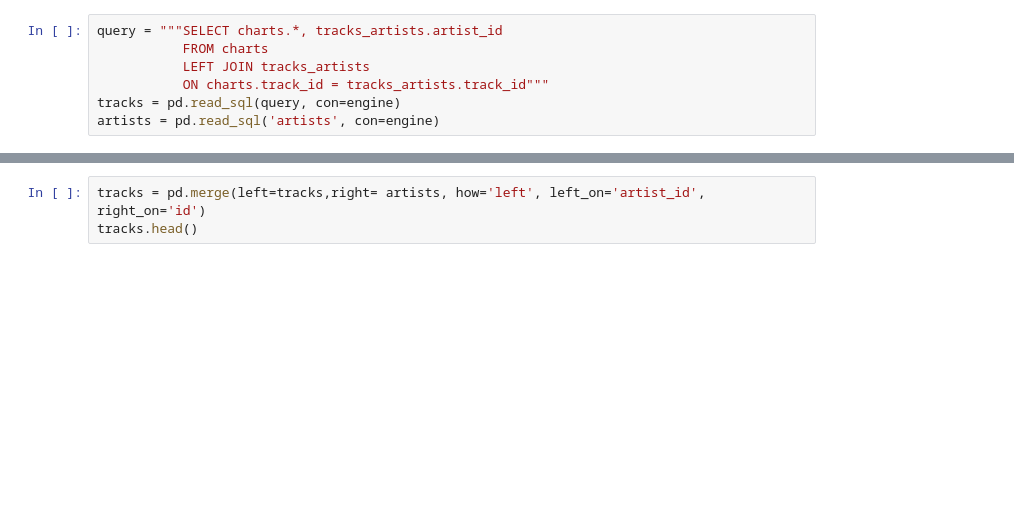
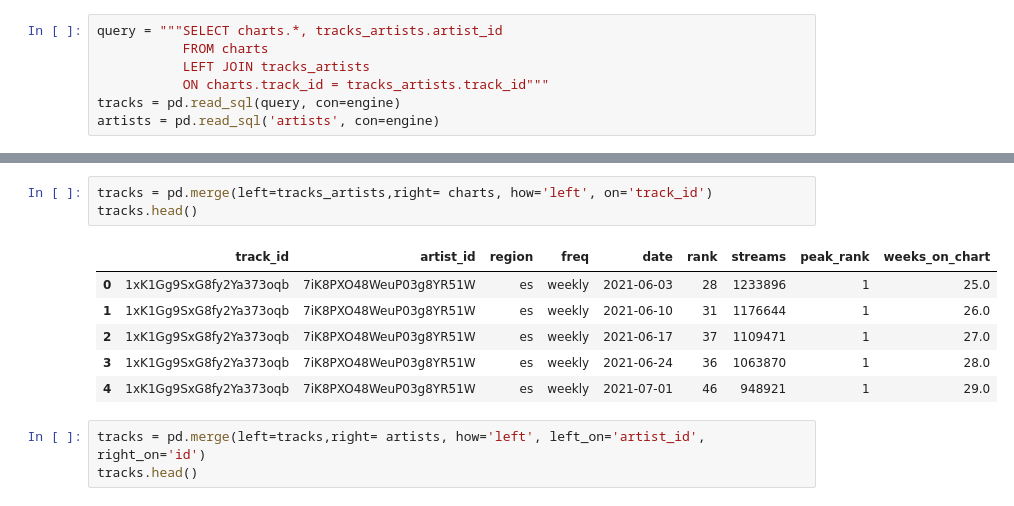
Before and after one commit to Timson1235/clouddocker, a Jupyter notebook: Programming/sql/demo-20250407/demo.ipynb, the cells around one changed output, grey strips where cells are left out. Drawn from its saved outputs; the diff is of its cells as text; blank space fills up the shorter version.

```diff
--- a/Programming/sql/demo-20250407/demo.ipynb
+++ b/Programming/sql/demo-20250407/demo.ipynb
@@ -248,3 +300,13 @@ artists = pd.read_sql('artists', con=engine)
+# %%
+tracks = pd.merge(left=tracks_artists,right= charts, how='left', on='track_id')
+tracks.head()
+# %% [output]
+|  | track_id | artist_id | region | freq | date | rank | streams | peak_rank | weeks_on_chart |
+| 0 | 1xK1Gg9SxG8fy2Ya373oqb | 7iK8PXO48WeuP03g8YR51W | es | weekly | 2021-06-03 | 28 | 1233896 | 1 | 25.0 |
+| 1 | 1xK1Gg9SxG8fy2Ya373oqb | 7iK8PXO48WeuP03g8YR51W | es | weekly | 2021-06-10 | 31 | 1176644 | 1 | 26.0 |
+| 2 | 1xK1Gg9SxG8fy2Ya373oqb | 7iK8PXO48WeuP03g8YR51W | es | weekly | 2021-06-17 | 37 | 1109471 | 1 | 27.0 |
+| 3 | 1xK1Gg9SxG8fy2Ya373oqb | 7iK8PXO48WeuP03g8YR51W | es | weekly | 2021-06-24 | 36 | 1063870 | 1 | 28.0 |
+| 4 | 1xK1Gg9SxG8fy2Ya373oqb | 7iK8PXO48WeuP03g8YR51W | es | weekly | 2021-07-01 | 46 | 948921 | 1 | 29.0 |
 # %%
 tracks = pd.merge(left=tracks,right= artists, how='left', left_on='artist_id', right_on='id')
 tracks.head()
```
Also changed, not shown: parts of 8 cells of this notebook, 12 other files.
